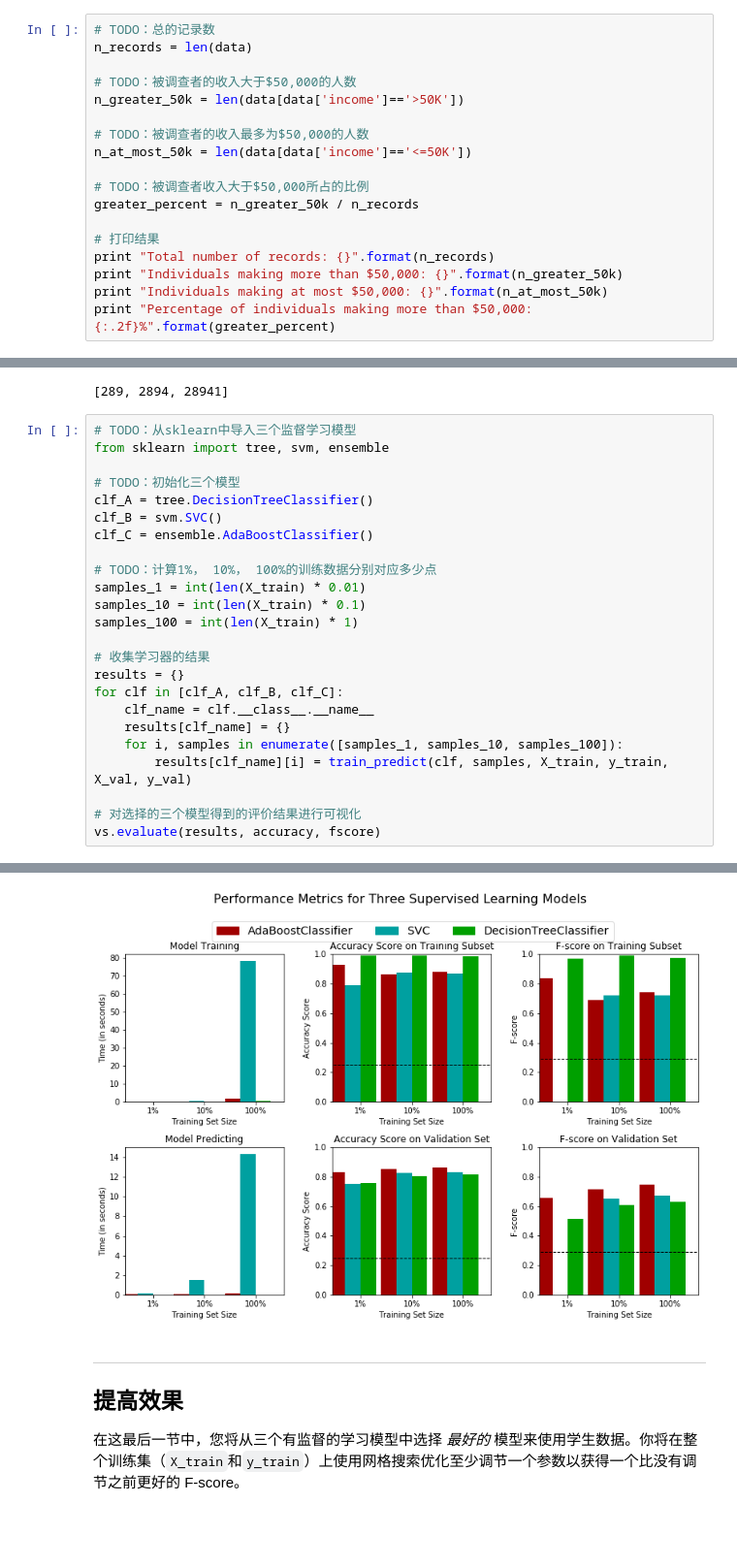
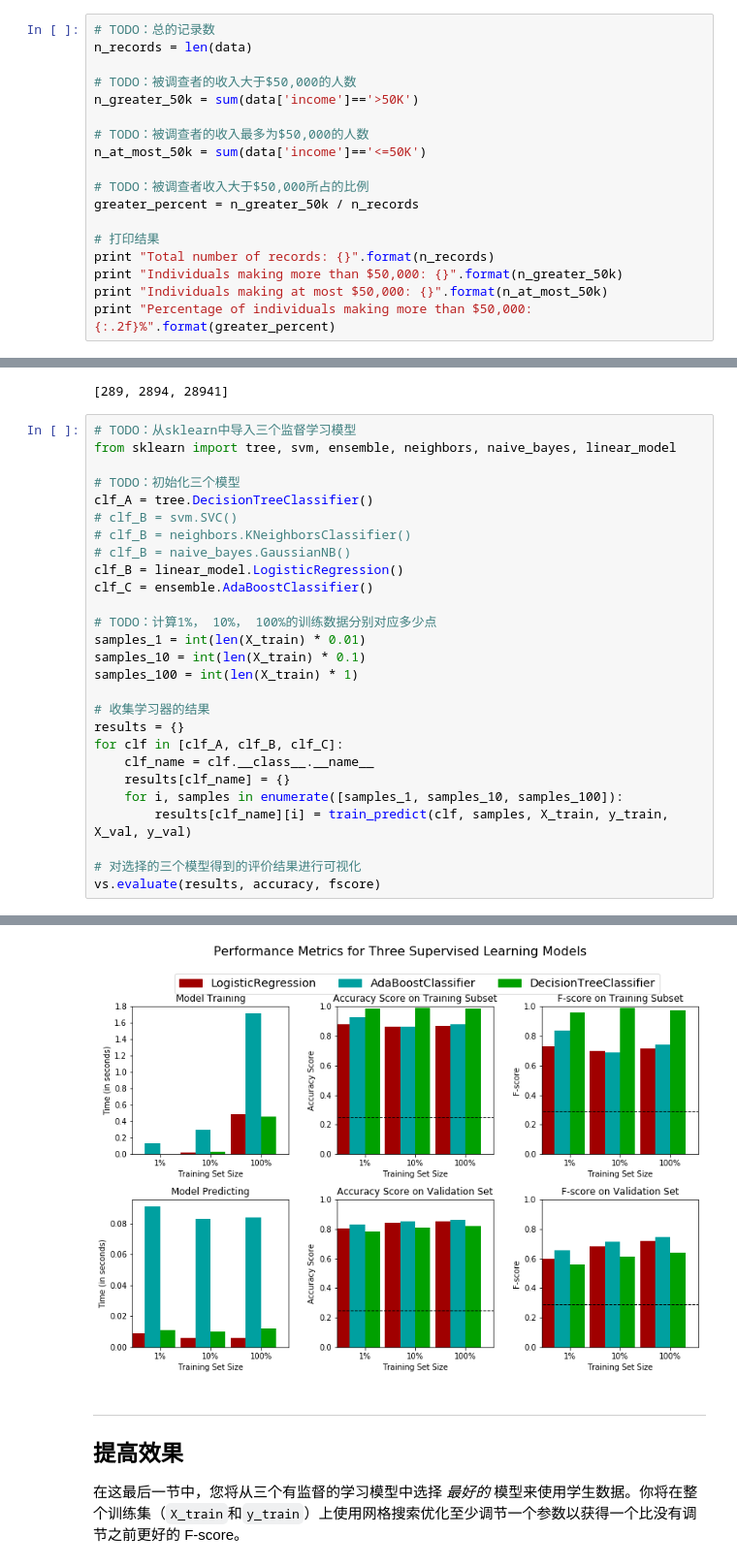
Before and after one commit to jay6987/finding_donors, a Jupyter notebook: finding_donors.ipynb, the cells around one changed output, grey strips where cells are left out. Shown at 97% size. Drawn from its saved outputs; the diff is of its cells as text; blank space fills up the shorter version.

```diff
--- a/finding_donors.ipynb
+++ b/finding_donors.ipynb
@@ -58,10 +58,10 @@ display(data.head(n=1))
 n_records = len(data)
 
 # TODO：被调查者的收入大于$50,000的人数
-n_greater_50k = len(data[data['income']=='>50K'])
+n_greater_50k = sum(data['income']=='>50K')
 
 # TODO：被调查者的收入最多为$50,000的人数
-n_at_most_50k = len(data[data['income']=='<=50K'])
+n_at_most_50k = sum(data['income']=='<=50K')
 
 # TODO：被调查者收入大于$50,000所占的比例
 greater_percent = n_greater_50k / n_records
@@ -409,11 +442,14 @@ print [samples_1, samples_10, samples_100]
 [289, 2894, 28941]
 # %%
 # TODO：从sklearn中导入三个监督学习模型
-from sklearn import tree, svm, ensemble
+from sklearn import tree, svm, ensemble, neighbors, naive_bayes, linear_model
 
 # TODO：初始化三个模型
 clf_A = tree.DecisionTreeClassifier()
-clf_B = svm.SVC()
+# clf_B = svm.SVC()
+# clf_B = neighbors.KNeighborsClassifier()
+# clf_B = naive_bayes.GaussianNB()
+clf_B = linear_model.LogisticRegression()
 clf_C = ensemble.AdaBoostClassifier()
 
 # TODO：计算1%， 10%， 100%的训练数据分别对应多少点
@@ -444,4 +480,4 @@ AdaBoostClassifier trained on 28941 samples.
-[figure, old version]
+[figure, new version]
 # %% [markdown]
 ----
 ## 提高效果
```
Also changed, not shown: parts of 24 cells of this notebook.
